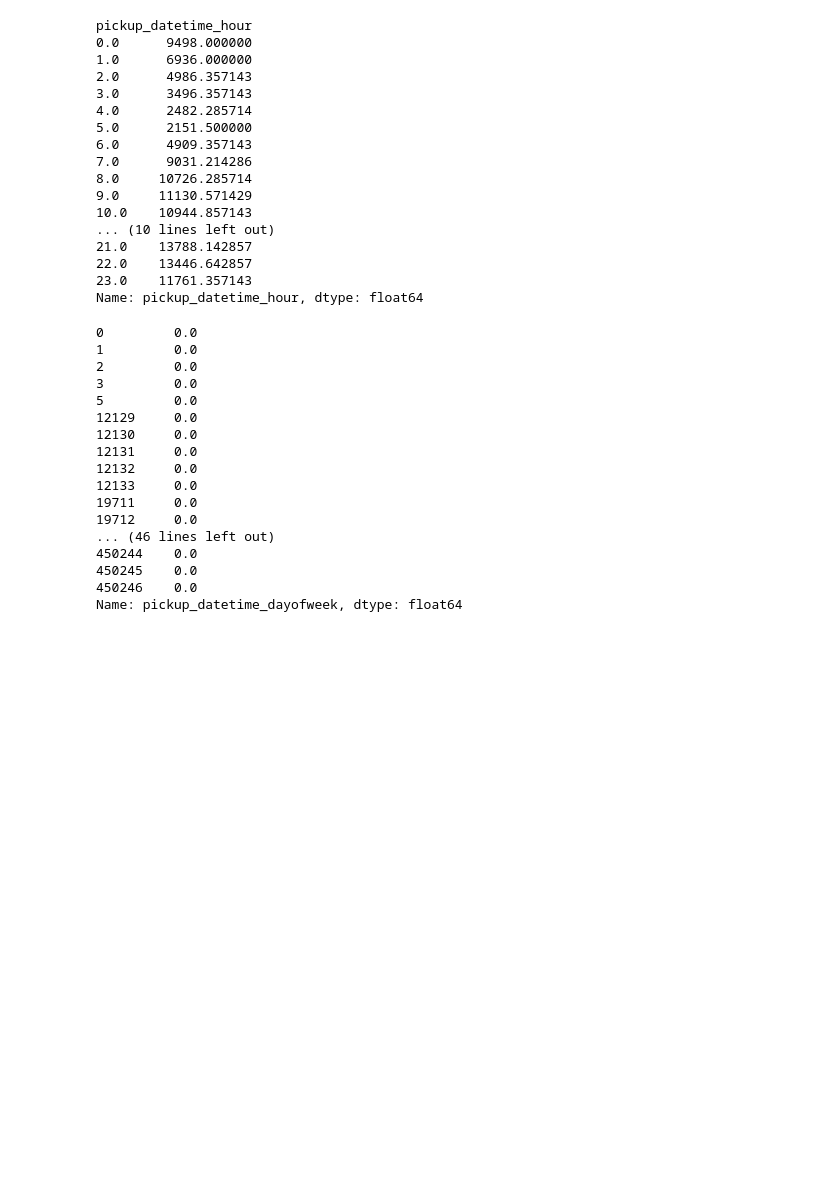
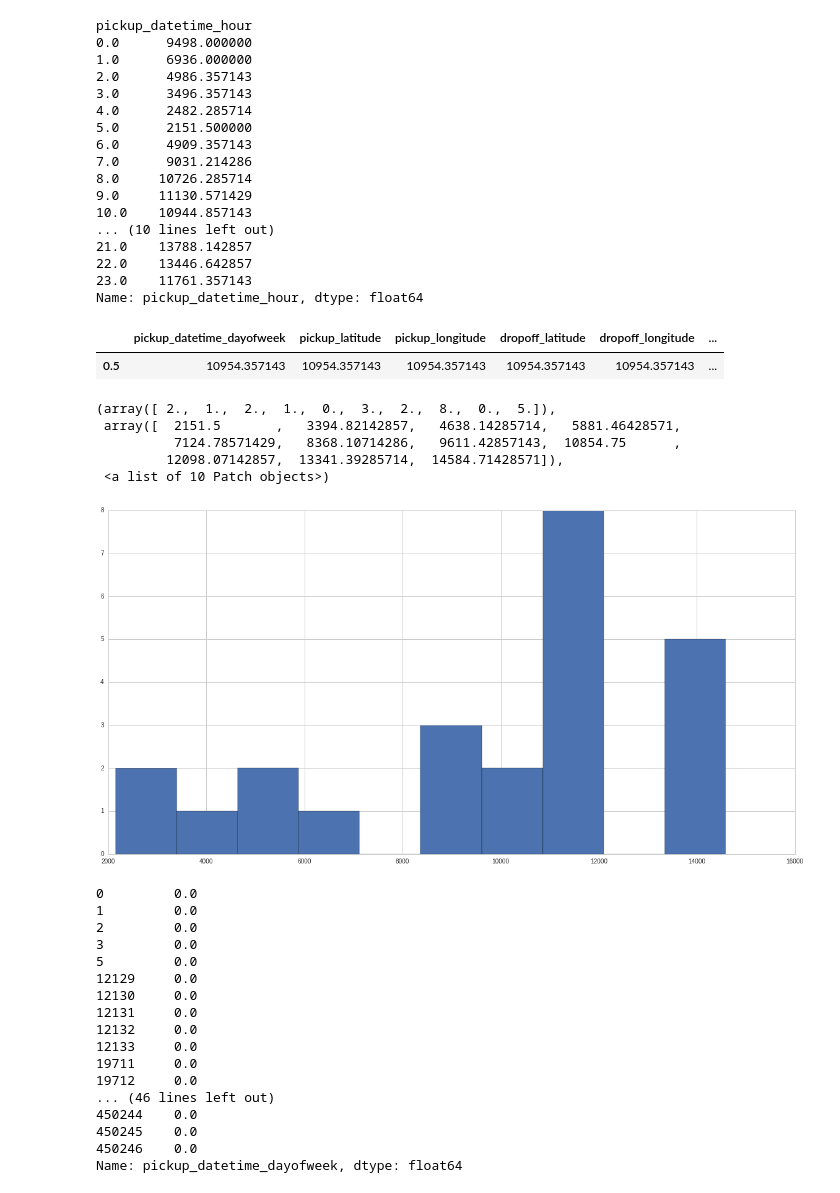
Before and after one commit to nikhase/nyc-taxi, a Jupyter notebook: weeklyAnalysis.ipynb, the cells around one changed output. Saved outputs shown, nothing was run; the diff lists cells and outputs as text; code cells hidden in the pictures; blank space fills up the shorter version.

Commit message:
edited half-hour statistics

```diff
--- a/weeklyAnalysis.ipynb
+++ b/weeklyAnalysis.ipynb
@@ -894,6 +894,20 @@ pickup_datetime_hour
 22.0    13446.642857
 23.0    11761.357143
 Name: pickup_datetime_hour, dtype: float64
+# %%
+(hour_stats.count()/14).quantile([.5])
+# %% [output]
+|  | pickup_datetime_dayofweek | pickup_latitude | pickup_longitude | dropoff_latitude | dropoff_longitude | ... |
+| 0.5 | 10954.357143 | 10954.357143 | 10954.357143 | 10954.357143 | 10954.357143 | ... |
+# %%
+plt.hist(hour_stats.pickup_datetime_hour.count()/14)
+# %% [output]
+(array([ 2.,  1.,  2.,  1.,  0.,  3.,  2.,  8.,  0.,  5.]),
+ array([  2151.5       ,   3394.82142857,   4638.14285714,   5881.46428571,
+          7124.78571429,   8368.10714286,   9611.42857143,  10854.75      ,
+         12098.07142857,  13341.39285714,  14584.71428571]),
+ <a list of 10 Patch objects>)
+[figure, added]
 # %%
 hour_stats['pickup_datetime_dayofweek'].head()
 # %% [output]
```
